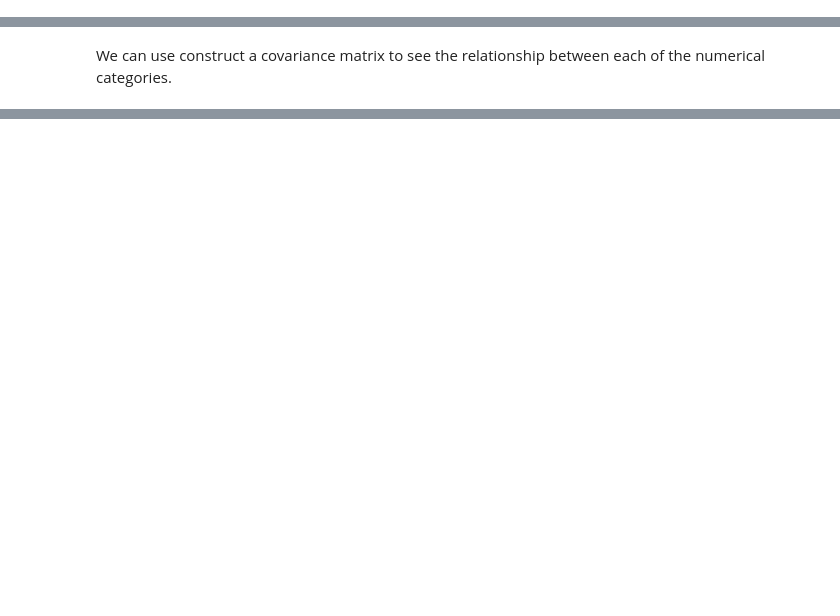
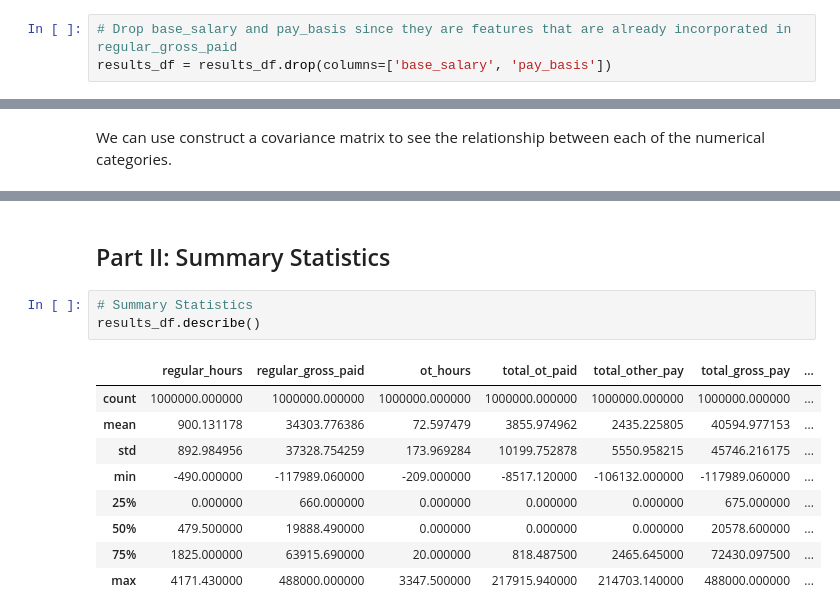
Before and after one commit to defunSM/NYC-Salary-Predictor, a Jupyter notebook: download.ipynb, the cells around one changed output, grey strips where cells are left out. Drawn from its saved outputs; the diff is of its cells as text; blank space fills up the shorter version.

Commit message:
summary statistics

```diff
--- a/download.ipynb
+++ b/download.ipynb
@@ -122,0 +140,3 @@ dtype: int64
+# %%
+# Drop base_salary and pay_basis since they are features that are already incorporated in regular_gross_paid
+results_df = results_df.drop(columns=['base_salary', 'pay_basis'])
@@ -203,0 +268,15 @@ ValueError: zero-size array to reduction operation fmin which has no identity
+# %% [markdown]
+## Part II: Summary Statistics
+# %%
+# Summary Statistics
+results_df.describe()
+# %% [output]
+|  | regular_hours | regular_gross_paid | ot_hours | total_ot_paid | total_other_pay | total_gross_pay | ... |
+| count | 1000000.000000 | 1000000.000000 | 1000000.000000 | 1000000.000000 | 1000000.000000 | 1000000.000000 | ... |
+| mean | 900.131178 | 34303.776386 | 72.597479 | 3855.974962 | 2435.225805 | 40594.977153 | ... |
+| std | 892.984956 | 37328.754259 | 173.969284 | 10199.752878 | 5550.958215 | 45746.216175 | ... |
+| min | -490.000000 | -117989.060000 | -209.000000 | -8517.120000 | -106132.000000 | -117989.060000 | ... |
+| 25% | 0.000000 | 660.000000 | 0.000000 | 0.000000 | 0.000000 | 675.000000 | ... |
+| 50% | 479.500000 | 19888.490000 | 0.000000 | 0.000000 | 0.000000 | 20578.600000 | ... |
+| 75% | 1825.000000 | 63915.690000 | 20.000000 | 818.487500 | 2465.645000 | 72430.097500 | ... |
+| max | 4171.430000 | 488000.000000 | 3347.500000 | 217915.940000 | 214703.140000 | 488000.000000 | ... |
```
Also changed, not shown: parts of 17 cells of this notebook.
